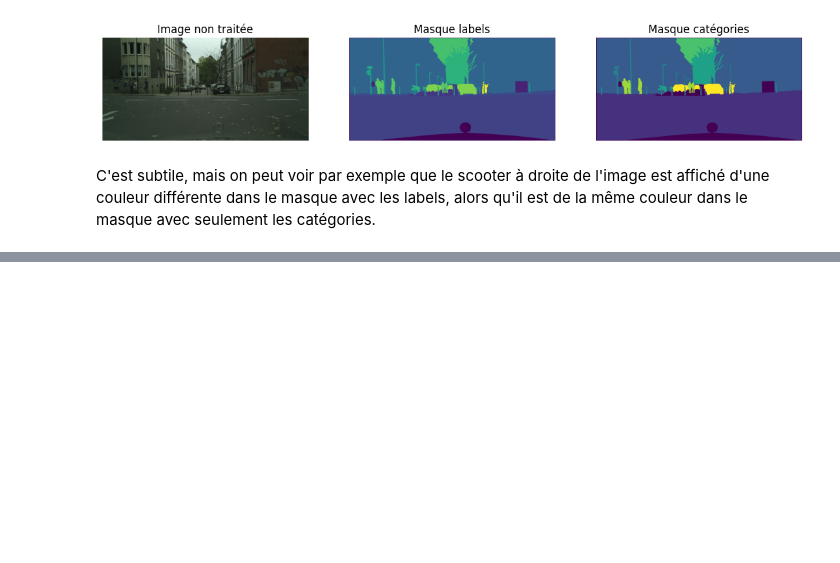
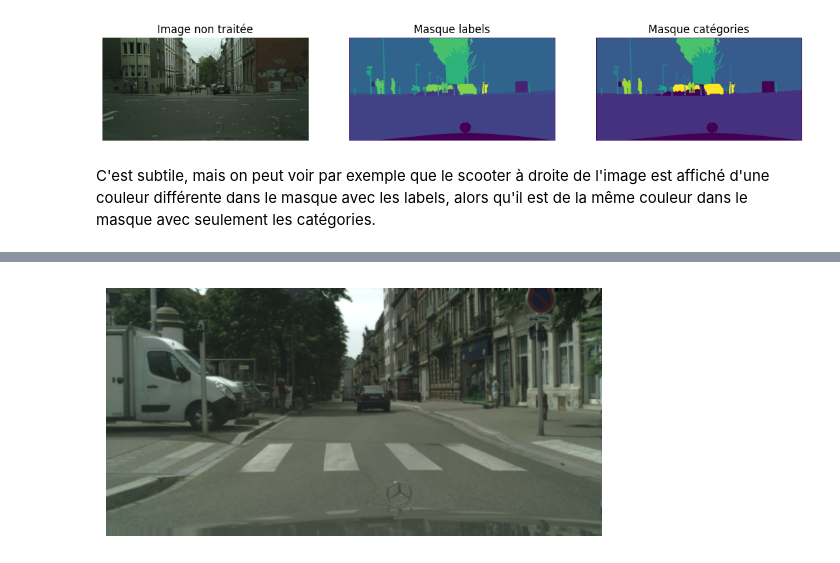
Before and after one commit to tdechanet/IAEngP8, a Jupyter notebook: model.ipynb, the cells around one changed output, grey strips where cells are left out. Cells and saved outputs as stored; diff of their text form; code cells hidden in the pictures; blank space fills up the shorter version.

Commit message:
added dataset torch class

```diff
--- a/model.ipynb
+++ b/model.ipynb
@@ -71,11 +71,13 @@ labels=[
 	('licenseplate', 34, 'vehicle', 7)
 ]
 
-mapping_array = np.array([x[3] for x in labels])
-print(mapping_array)
-CAT_MASK = mapping_array[MASK]
-print(np.unique(MASK))
-print(np.unique(CAT_MASK))
+MAPPING_ARRAY = np.array([x[3] for x in labels])
+print(MAPPING_ARRAY)
+
+cat_mask = MAPPING_ARRAY[mask]
+
+print(np.unique(mask))
+print(np.unique(cat_mask))
 # %% [output]
 [0 0 0 0 0 0 0 1 1 1 1 2 2 2 2 2 2 3 3 3 3 4 4 5 6 6 7 7 7 7 7 7 7 7 7]
 [ 1  3  4  6  7  8  9 11 12 17 19 20 21 23 24 26 32]
@@ -103,0 +112,67 @@ C'est subtile, mais on peut voir par exemple que le scooter à droite de l'image
+# %%
+import torch
+from torch.utils.data import Dataset
+from torchvision.transforms import v2
+import glob
+
+
+img_resize = (int(img.shape[0] / 4), int(img.shape[1] / 4))
+
+img_transformer = v2.Compose([
+	v2.Resize(img_resize, interpolation=v2.InterpolationMode.BILINEAR),
+	v2.ToImage(),
+	v2.ToDtype(torch.float32, scale=True)
+])
+
+mask_transformer = v2.Compose([
+	v2.Resize(img_resize, interpolation=v2.InterpolationMode.NEAREST),
+	v2.ToImage(),
+	v2.ToDtype(torch.long)
+])
+
+class ImagesDataset(Dataset):
+
+	def __init__(self, imgs_base_folder, folder_type, mapping_array, img_transformer, mask_transformer):
+
+		self.imgs_folder = imgs_base_folder + "/" + folder_type + "/*/*"
+
+		self.imgs_path = []
+		for img_path in glob.glob(self.imgs_folder):
+			self.imgs_path.append(img_path)
+
+		self.mapping_array = torch.tensor(mapping_array, dtype=torch.long)
+		self.img_transformer = img_transformer
+		self.mask_transformer = mask_transformer
+
+	def __len__ (self):
+		return len(self.imgs_path)
+
+	def __getitem__ (self, index):
+
+		img_path = self.imgs_path[index]
+		mask_path = img_path.replace("leftImg8bit", "gtFine")
+		mask_path = mask_path.replace(".png", "_labelIds.png")
+
+		img = Image.open(img_path)
+		mask = Image.open(mask_path)
+
+		img_tensor = self.img_transformer(img)
+		mask_tensor = self.mask_transformer(mask)
+
+		mask_tensor = mask_tensor.squeeze(0)
+		mask_tensor[mask_tensor == -1] = 7
+		mask_tensor = self.mapping_array[mask_tensor]
+
+		return(img_tensor, mask_tensor)
+
+folder_path = "data/P8_Cityscapes_leftImg8bit_trainvaltest/leftImg8bit"
+test_tuple = ImagesDataset(folder_path, "train", MAPPING_ARRAY, img_transformer, mask_transformer)
+
+test_img, test_mask = test_tuple[0]
+print(test_img.shape)
+print(test_mask.shape)
+
+plt.imshow(test_img.permute(1, 2, 0))
+plt.axis(False)
+plt.show()
+# %% [output]
@@ -103,0 +181 @@ C'est subtile, mais on peut voir par exemple que le scooter à droite de l'image
+[figure, added]
```
Also changed, not shown: parts of 7 cells of this notebook, 2 other files.
